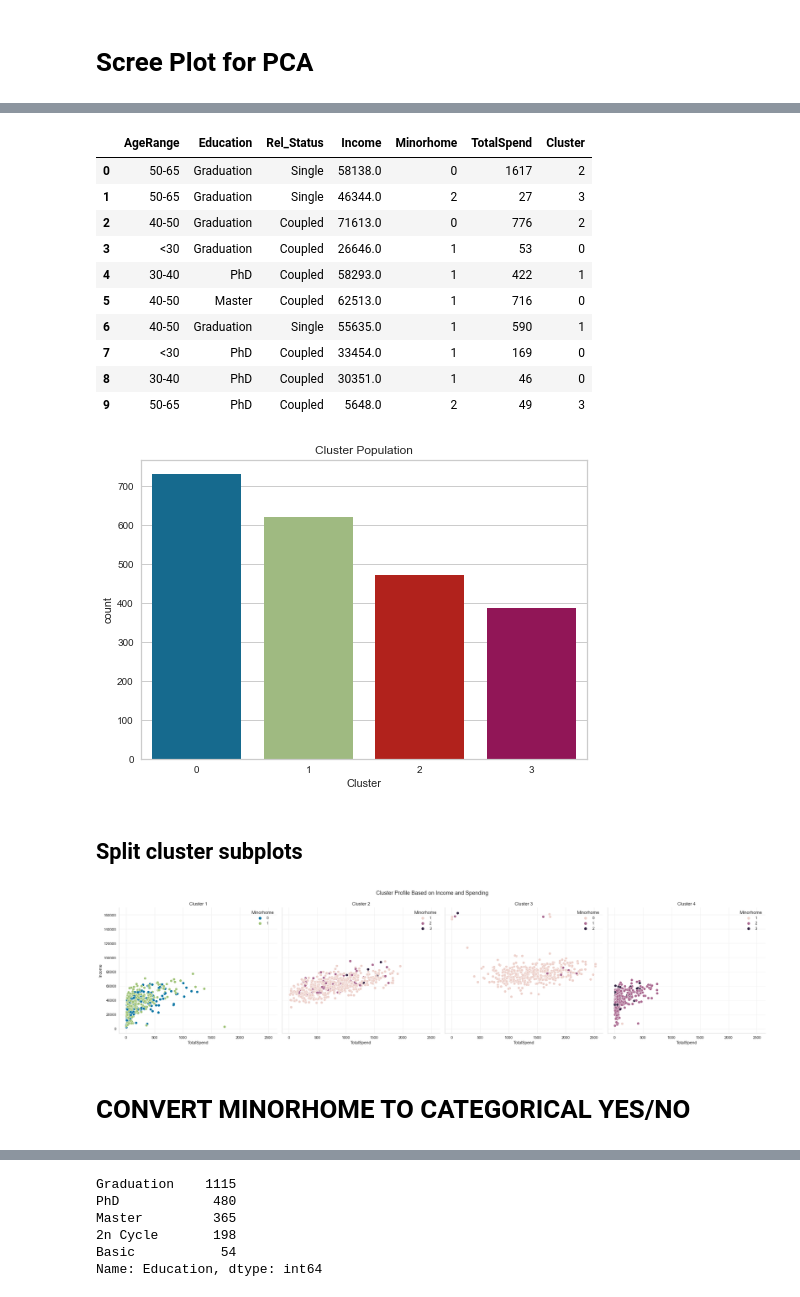
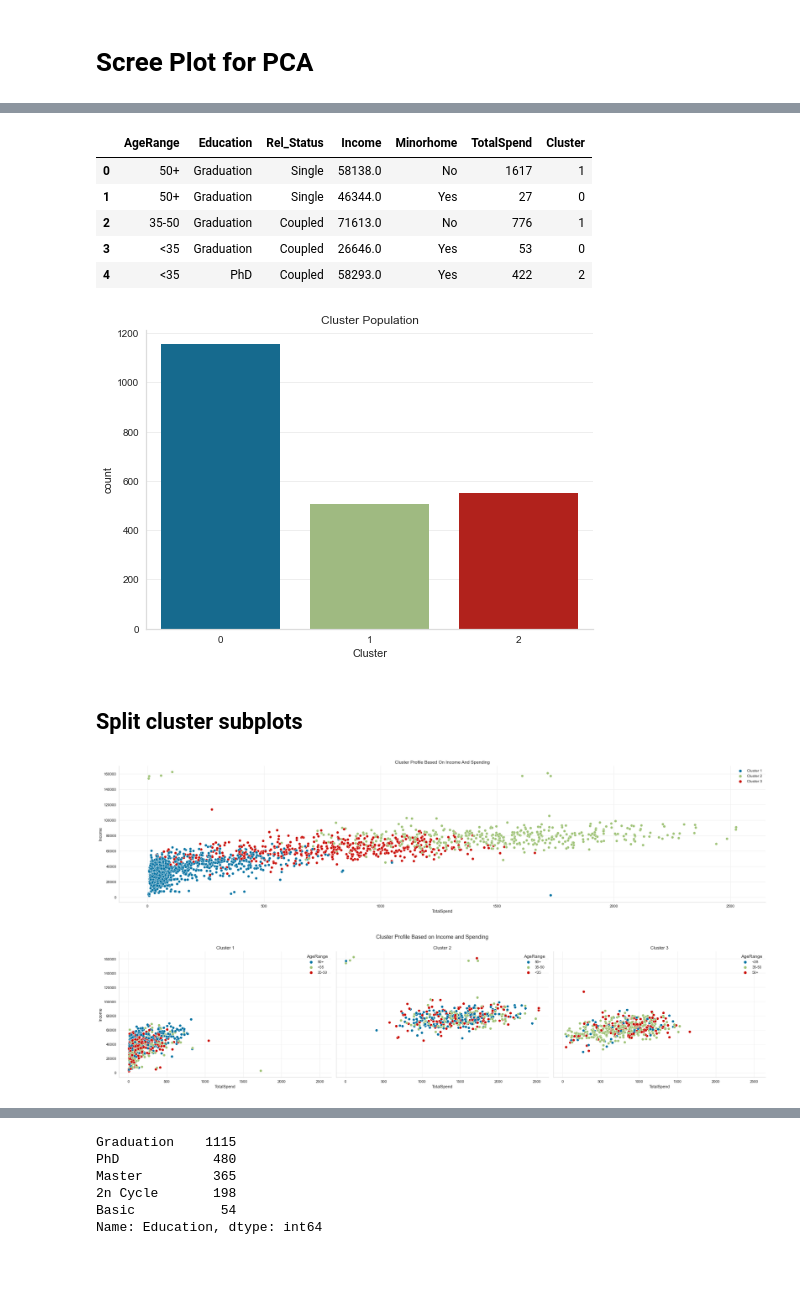
Before and after one commit to saranshkr/customer-profile-analysis, a Jupyter notebook: clustering-model.ipynb, the cells around one changed output, grey strips where cells are left out. Saved outputs shown, nothing was run; the diff lists cells and outputs as text; code cells hidden in the pictures; blank space fills up the shorter version.

```diff
--- a/clustering-model.ipynb
+++ b/clustering-model.ipynb
@@ -58,4 +82,4 @@ df.head()
 # %%
-df = df.drop(['Rel_Coupled', 'Ed_2n Cycle', 'Age_<30'], axis=1)
+df = df.drop(['Rel_Coupled', 'Ed_Graduation', 'Age_35-50', 'Minorhome_Yes'], axis=1)
 df.head()
 # %% [output]
@@ -87,5 +102,5 @@ plt.show()
 # %%
 scaler = StandardScaler()
-df[df.columns[9:]] = scaler.fit_transform(df[df.columns[9:]])
+df[df.columns[8:]] = scaler.fit_transform(df[df.columns[8:]])
 df.head()
 # %% [output]
@@ -137,28 +158,27 @@ visualizer.show()
 <AxesSubplot:title={'center':'Distortion Score Elbow for KMeans Clustering'}, xlabel='k', ylabel='distortion score'>
+# %%
+num_clusters = 3
 # %%
-ac = AgglomerativeClustering(n_clusters=4)
+ac = AgglomerativeClustering(n_clusters=num_clusters)
 ac_df = ac.fit_predict(df)
 df['Cluster'] = ac_df
 df_orig['Cluster'] = ac_df
-df_orig.head(10)
+df_orig.head()
 # %% [output]
 |  | AgeRange | Education | Rel_Status | Income | Minorhome | TotalSpend | Cluster |
-| 0 | 50-65 | Graduation | Single | 58138.0 | 0 | 1617 | 2 |
-| 1 | 50-65 | Graduation | Single | 46344.0 | 2 | 27 | 3 |
-| 2 | 40-50 | Graduation | Coupled | 71613.0 | 0 | 776 | 2 |
-| 3 | <30 | Graduation | Coupled | 26646.0 | 1 | 53 | 0 |
-| 4 | 30-40 | PhD | Coupled | 58293.0 | 1 | 422 | 1 |
-| 5 | 40-50 | Master | Coupled | 62513.0 | 1 | 716 | 0 |
-| 6 | 40-50 | Graduation | Single | 55635.0 | 1 | 590 | 1 |
-| 7 | <30 | PhD | Coupled | 33454.0 | 1 | 169 | 0 |
-| 8 | 30-40 | PhD | Coupled | 30351.0 | 1 | 46 | 0 |
-| 9 | 50-65 | PhD | Coupled | 5648.0 | 2 | 49 | 3 |
+| 0 | 50+ | Graduation | Single | 58138.0 | No | 1617 | 1 |
+| 1 | 50+ | Graduation | Single | 46344.0 | Yes | 27 | 0 |
+| 2 | 35-50 | Graduation | Coupled | 71613.0 | No | 776 | 1 |
+| 3 | <35 | Graduation | Coupled | 26646.0 | Yes | 53 | 0 |
+| 4 | <35 | PhD | Coupled | 58293.0 | Yes | 422 | 2 |
 # %%
-cplot = sns.countplot(df['Cluster'])
+cplot = sns.countplot(x=df['Cluster'])
 cplot.set_title('Cluster Population')
+format_axes(cplot)
+cplot.xaxis.grid(False)
 plt.show()
 # %% [output]
-[figure, old version]
+[figure, new version]
 # %%
 df_orig['Cluster'] = df_orig['Cluster'].astype('category')
 # %% [markdown]
@@ -181,12 +188,23 @@ def format_axes(ax):
+# %%
+fig, ax = plt.subplots(figsize=(25,6))
+sns.scatterplot(data=df_orig, x='TotalSpend', y='Income', hue='Cluster', ax=ax)
+format_axes(ax)
+plt.title("Cluster Profile Based On Income And Spending")
+handles, labels = ax.get_legend_handles_labels()
+labels = [f'Cluster {x+1}' for x in range(num_clusters)]
+ax.legend(handles, labels)
+plt.tight_layout()
+plt.show()
+# %% [output]
+[figure, added]
 # %%
-fig, axs = plt.subplots(nrows=1, ncols=4, sharex='all', sharey='all', figsize=(25,6))
+fig, axs = plt.subplots(nrows=1, ncols=num_clusters, sharex='all', sharey='all', figsize=(25,6))
+palette = {'Yes':'tab:blue', 'No':'#e33636'}
 
-col_palette = ['tab:red', 'tab:blue', 'tab:green', 'tab:orange']
-
-for i in range(4):
-    plt.subplot(1, 4, i+1)
-    ax = sns.scatterplot(data=cluster_dfs[i], x='TotalSpend', y='Income', hue='Minorhome')
-    # ax = sns.scatterplot(data=dfs[i], x='TotalSpend', y='Income', hue='Cluster', palette=col_palette, legend=False)
+for i in range(num_clusters):
+    plt.subplot(1, num_clusters, i+1)
+    # ax = sns.scatterplot(data=cluster_dfs[i], x='TotalSpend', y='Income', hue='Minorhome', palette=palette)
+    ax = sns.scatterplot(data=cluster_dfs[i], x='TotalSpend', y='Income', hue='AgeRange')
     format_axes(ax)
 
     plt.title(f'Cluster {i+1}')
@@ -196,7 +214,5 @@ plt.suptitle("Cluster Profile Based on Income and Spending")
 fig.tight_layout()
 plt.show()
 # %% [output]
-[figure, old version]
+[figure, new version]
-# %% [markdown]
-# CONVERT MINORHOME TO CATEGORICAL YES/NO
 # %%
```
Also changed, not shown: parts of 27 cells of this notebook, 2 other files.
